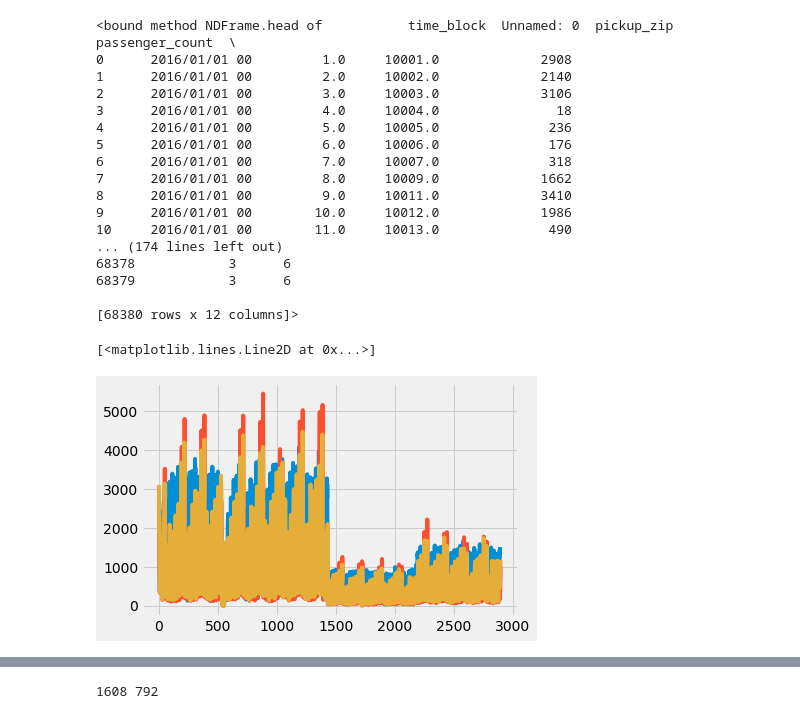
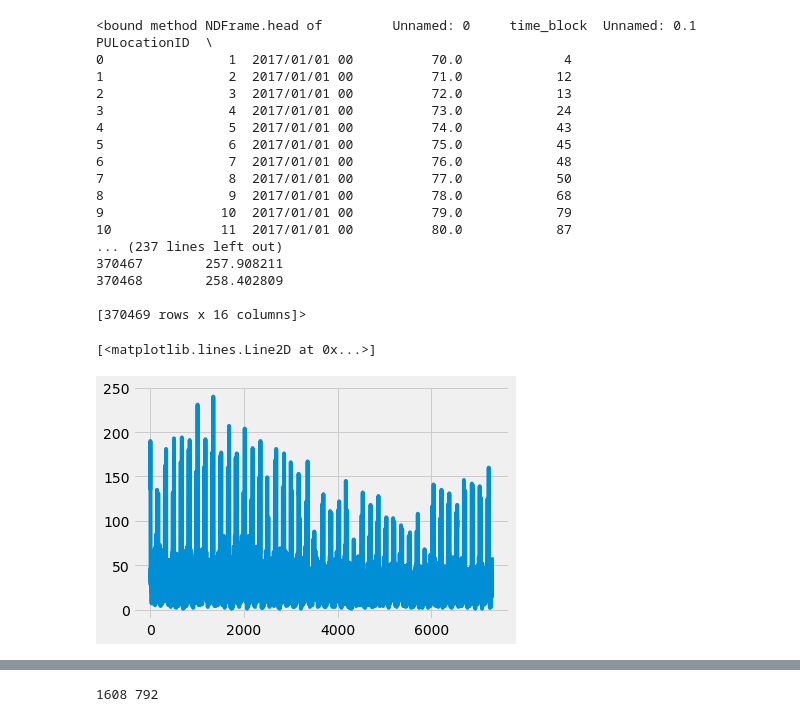
Before and after one commit to khoffm4/Hoffman_Leinwand_COMP755_Project, a Jupyter notebook: Predictive_Model.ipynb, the cells around one changed output, grey strips where cells are left out. Cells and saved outputs as stored; diff of their text form; code cells hidden in the pictures.

```diff
--- a/Predictive_Model.ipynb
+++ b/Predictive_Model.ipynb
@@ -10,23 +11,23 @@ plt.style.use('fivethirtyeight')
 
 #https://machinelearningmastery.com/time-series-prediction-lstm-recurrent-neural-networks-python-keras/
 # %%
-data = pd.read_csv('Demand_Data2.csv', low_memory=False)
+data = pd.read_csv('Demand_Data3_Train_CV_2017.csv', low_memory=False)
 data.head
 # %% [output]
-<bound method NDFrame.head of           time_block  Unnamed: 0  pickup_zip  passenger_count  \
-0      2016/01/01 00         1.0     10001.0             2908
-1      2016/01/01 00         2.0     10002.0             2140
-2      2016/01/01 00         3.0     10003.0             3106
-3      2016/01/01 00         4.0     10004.0               18
-4      2016/01/01 00         5.0     10005.0              236
-5      2016/01/01 00         6.0     10006.0              176
-6      2016/01/01 00         7.0     10007.0              318
-7      2016/01/01 00         8.0     10009.0             1662
-8      2016/01/01 00         9.0     10011.0             3410
-9      2016/01/01 00        10.0     10012.0             1986
-10     2016/01/01 00        11.0     10013.0              490
-... (174 lines left out)
-68378            3      6
-68379            3      6
+<bound method NDFrame.head of         Unnamed: 0     time_block  Unnamed: 0.1  PULocationID  \
+0                1  2017/01/01 00          70.0             4
+1                2  2017/01/01 00          71.0            12
+2                3  2017/01/01 00          72.0            13
+3                4  2017/01/01 00          73.0            24
+4                5  2017/01/01 00          74.0            43
+5                6  2017/01/01 00          75.0            45
+6                7  2017/01/01 00          76.0            48
+7                8  2017/01/01 00          77.0            50
+8                9  2017/01/01 00          78.0            68
+9               10  2017/01/01 00          79.0            79
+10              11  2017/01/01 00          80.0            87
+... (237 lines left out)
+370467        257.908211
+370468        258.402809
 
-[68380 rows x 12 columns]>
+[370469 rows x 16 columns]>
@@ -46,10 +34,13 @@ passengers10003 = [int(i) for i in passengers10003]
-# %%
-plt.plot(passengers10001)
-plt.plot(passengers10002)
-plt.plot(passengers10003)
-# %% [output]
-[<matplotlib.lines.Line2D at 0x...>]
-[figure, removed]
+# %%
+#Test Block
+passengers4 = data[data.PULocationID == 4]
+passengers4 = passengers4.passenger_count
+passengers4 = [int(i) for i in passengers4]
+# %%
+plt.plot(passengers4)
+# %% [output]
+[<matplotlib.lines.Line2D at 0x...>]
+[figure, added]
 # %%
 #LSTM
 import numpy
```
Also changed, not shown: parts of 3 cells of this notebook, 4 other files.
